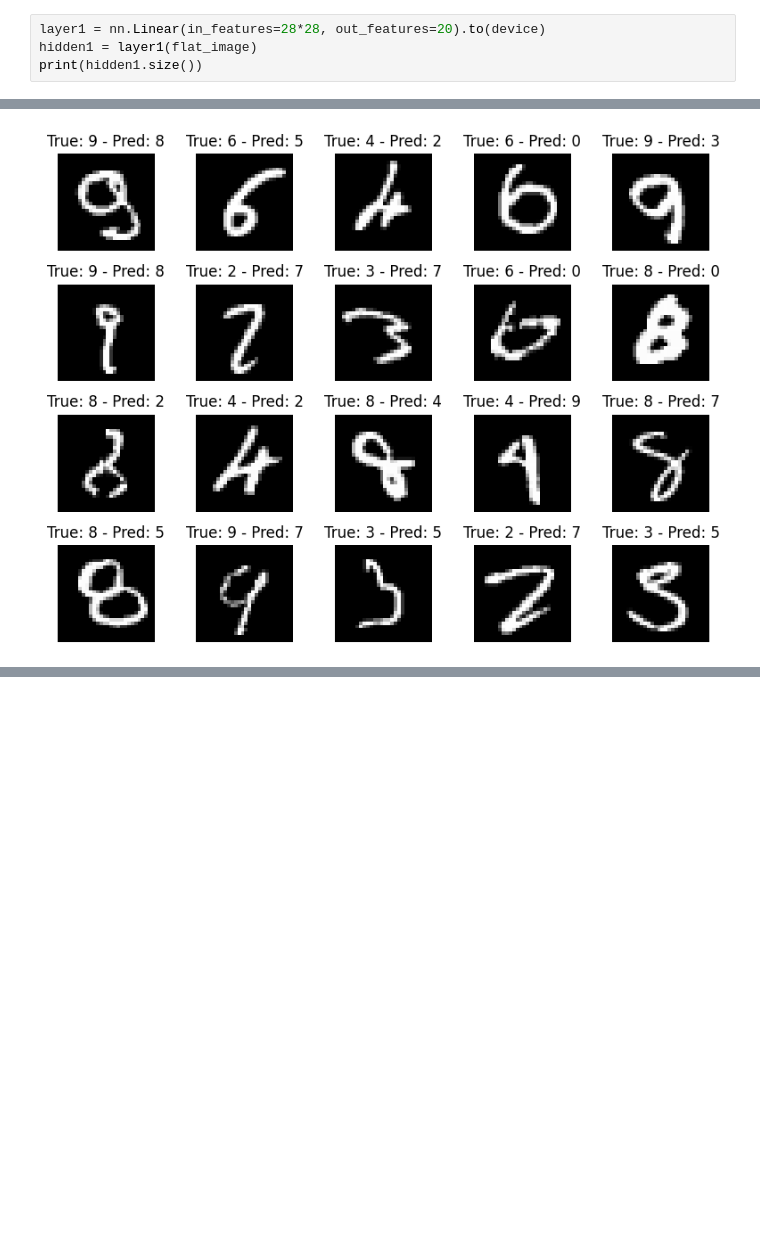
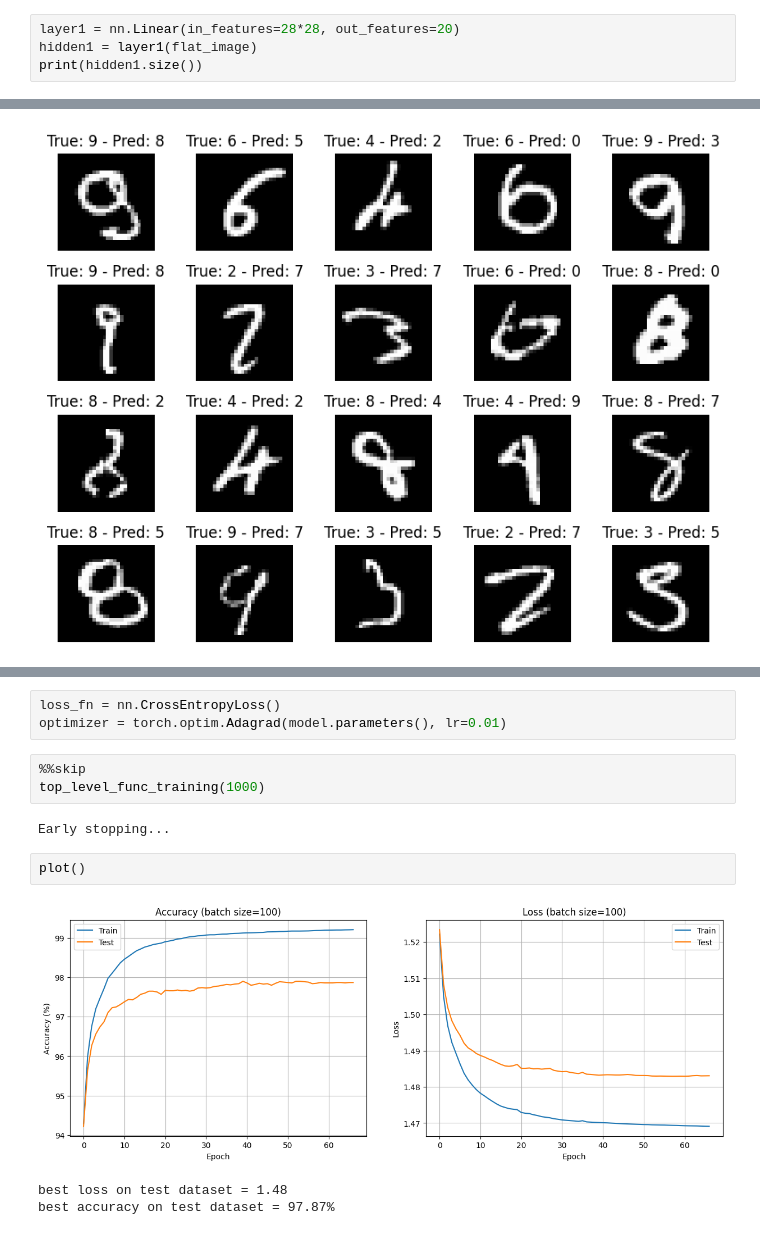
Before and after one commit to ILoveBacteria/machine-learning-assignments, a Jupyter notebook: assignment3/P3/3_MNIST_Classification.ipynb, the cells around one changed output, grey strips where cells are left out. Saved outputs shown, nothing was run; the diff lists cells and outputs as text; blank space fills up the shorter version.

```diff
--- a/assignment3/P3/3_MNIST_Classification.ipynb
+++ b/assignment3/P3/3_MNIST_Classification.ipynb
@@ -195,7 +179,7 @@ torch.Size([60000, 784])
 # %% [markdown]
 #### Making a linear layer with 20 neurons
 # %%
-layer1 = nn.Linear(in_features=28*28, out_features=20).to(device)
+layer1 = nn.Linear(in_features=28*28, out_features=20)
 hidden1 = layer1(flat_image)
 print(hidden1.size())
 # %% [output]
@@ -817,0 +862,14 @@ plt.show()
+# %%
+loss_fn = nn.CrossEntropyLoss()
+optimizer = torch.optim.Adagrad(model.parameters(), lr=0.01)
+# %%
+%%skip
+top_level_func_training(1000)
+# %% [output]
+Early stopping...
+# %%
+plot()
+# %% [output]
+[figure, added]
+best loss on test dataset = 1.48
+best accuracy on test dataset = 97.87%
```
Also changed, not shown: parts of 25 cells of this notebook, 3 other files.
